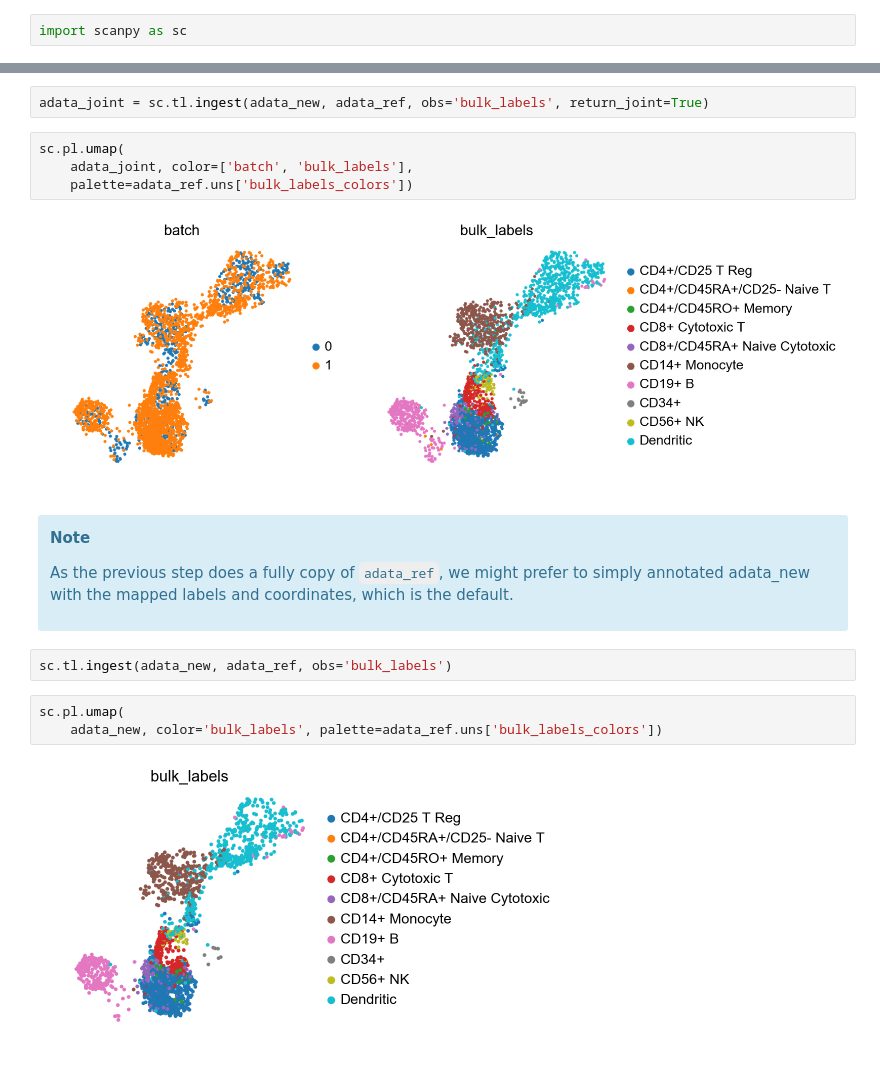
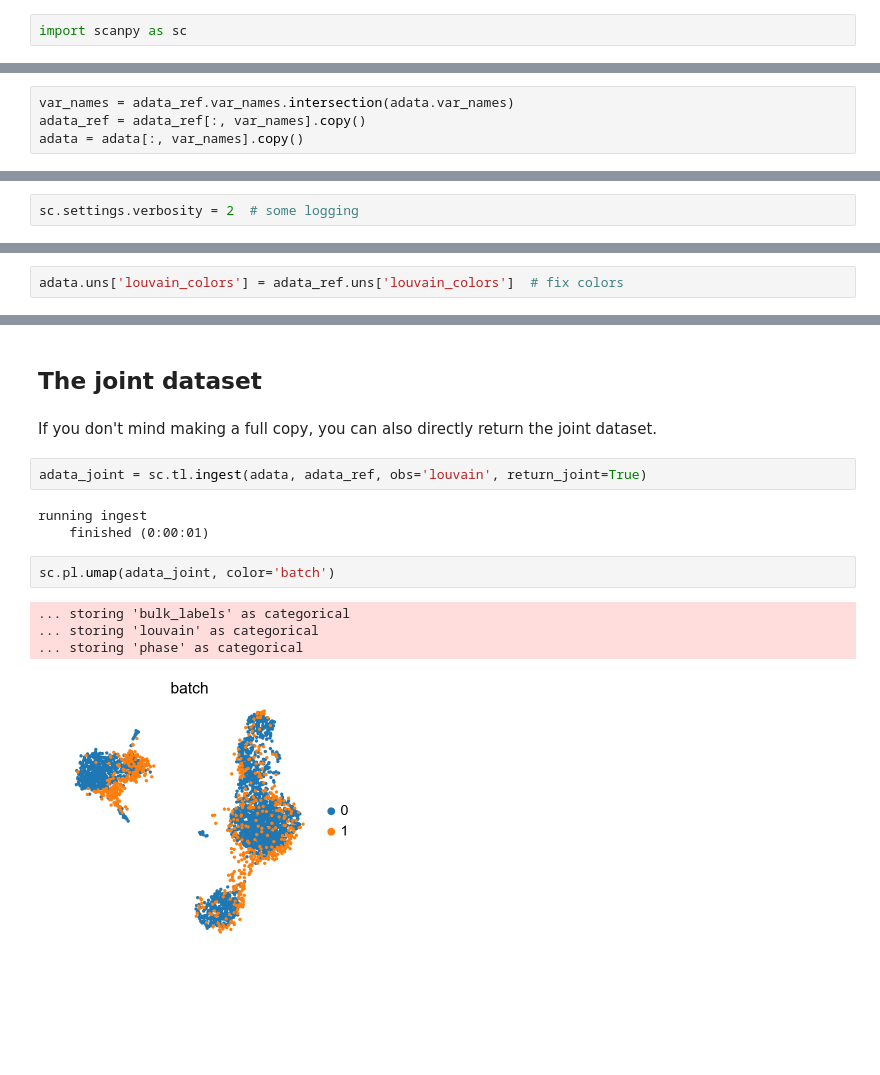
Before and after one commit to scverse/scanpy-tutorials, a Jupyter notebook: integrating-pbmcs-using-ingest.ipynb, the cells around one changed output, grey strips where cells are left out. Drawn from its saved outputs; the diff is of its cells as text; blank space fills up the shorter version.

```diff
--- a/integrating-pbmcs-using-ingest.ipynb
+++ b/integrating-pbmcs-using-ingest.ipynb
@@ -18,0 +20,4 @@ adata_new = adata_new[:, intersect_var_names].copy()
+# %%
+var_names = adata_ref.var_names.intersection(adata.var_names)
+adata_ref = adata_ref[:, var_names].copy()
+adata = adata[:, var_names].copy()
@@ -38,0 +47,2 @@ We call the function `ingest`, as we're ingesting `adata_new` into an existing a
+# %%
+sc.settings.verbosity = 2  # some logging
@@ -38,0 +54,2 @@ We call the function `ingest`, as we're ingesting `adata_new` into an existing a
+# %%
+adata.uns['louvain_colors'] = adata_ref.uns['louvain_colors']  # fix colors
@@ -39,23 +60,16 @@ We call the function `ingest`, as we're ingesting `adata_new` into an existing a
+# %% [markdown]
+## The joint dataset
+# %% [markdown]
+If you don't mind making a full copy, you can also directly return the joint dataset.
 # %%
-adata_joint = sc.tl.ingest(adata_new, adata_ref, obs='bulk_labels', return_joint=True)
+adata_joint = sc.tl.ingest(adata, adata_ref, obs='louvain', return_joint=True)
+# %% [output]
+running ingest
+    finished (0:00:01)
 # %%
-sc.pl.umap(
-    adata_joint, color=['batch', 'bulk_labels'],
-    palette=adata_ref.uns['bulk_labels_colors'])
+sc.pl.umap(adata_joint, color='batch')
 # %% [output]
+... storing 'bulk_labels' as categorical
+... storing 'louvain' as categorical
+... storing 'phase' as categorical
-[figure, old version]
+[figure, new version]
-# %% [markdown]
-<div class="alert alert-info">
-
-**Note**
-
-As the previous step does a fully copy of `adata_ref`, we might prefer to simply annotated adata_new with the mapped labels and coordinates, which is the default.
-
-</div>
-# %%
-sc.tl.ingest(adata_new, adata_ref, obs='bulk_labels')
-# %%
-sc.pl.umap(
-    adata_new, color='bulk_labels', palette=adata_ref.uns['bulk_labels_colors'])
-# %% [output]
-[figure, removed]
```
Also changed, not shown: parts of 22 cells of this notebook, 2 other files.
